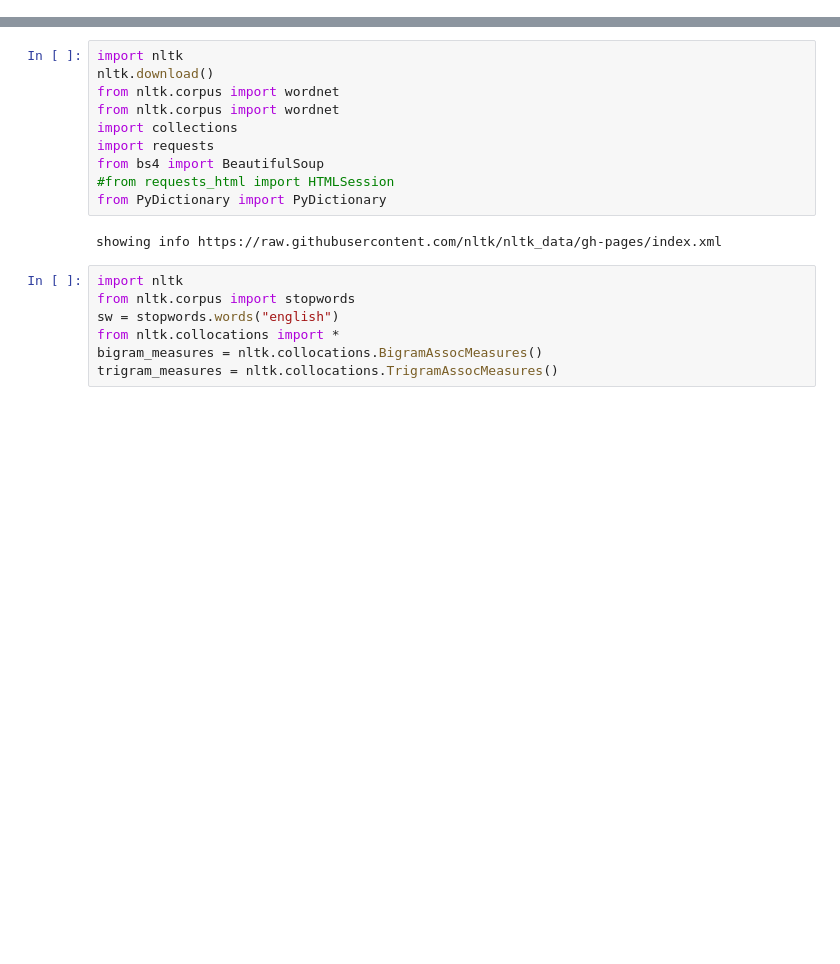
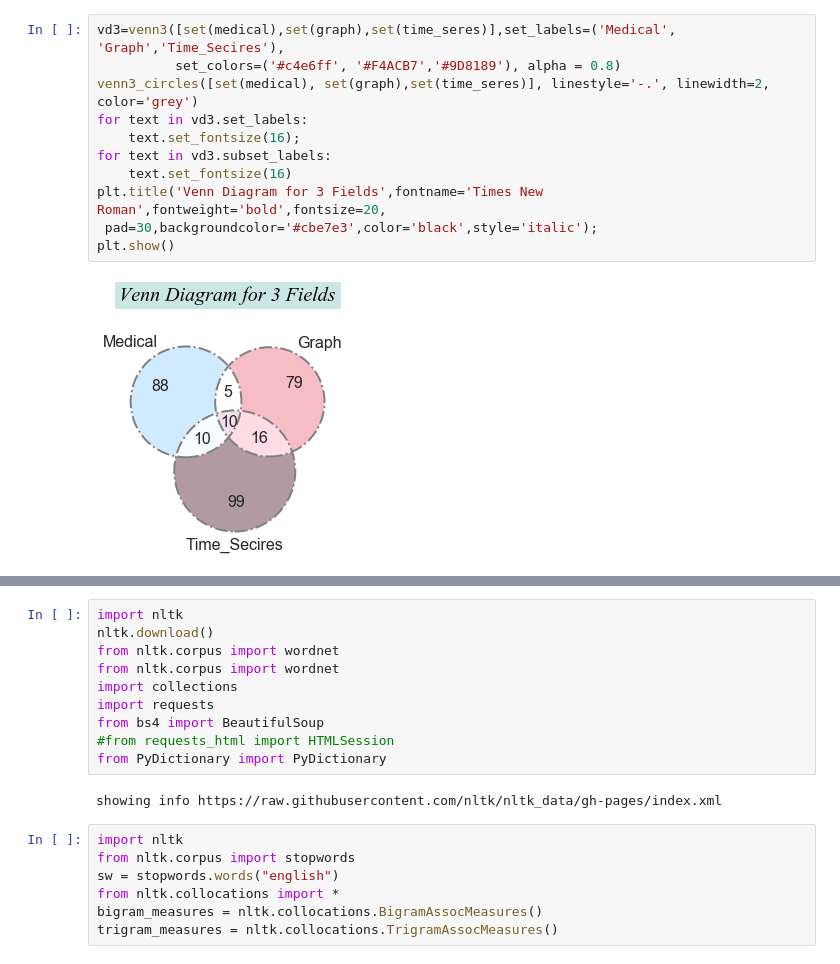
Before and after one commit to ziye003/DataIncubatorChallenge, a Jupyter notebook: DICsec1.ipynb, the cells around one changed output, grey strips where cells are left out. Cells and saved outputs as stored; diff of their text form; blank space fills up the shorter version.

```diff
--- a/DICsec1.ipynb
+++ b/DICsec1.ipynb
@@ -0,0 +1,13 @@
+# %%
+vd3=venn3([set(medical),set(graph),set(time_seres)],set_labels=('Medical', 'Graph','Time_Secires'),
+          set_colors=('#c4e6ff', '#F4ACB7','#9D8189'), alpha = 0.8)
+venn3_circles([set(medical), set(graph),set(time_seres)], linestyle='-.', linewidth=2, color='grey')
+for text in vd3.set_labels:
+    text.set_fontsize(16);
+for text in vd3.subset_labels:
+    text.set_fontsize(16)
+plt.title('Venn Diagram for 3 Fields',fontname='Times New Roman',fontweight='bold',fontsize=20,
+ pad=30,backgroundcolor='#cbe7e3',color='black',style='italic');
+plt.show()
+# %% [output]
+[figure, added]
```
Also changed, not shown: parts of 43 cells of this notebook.
